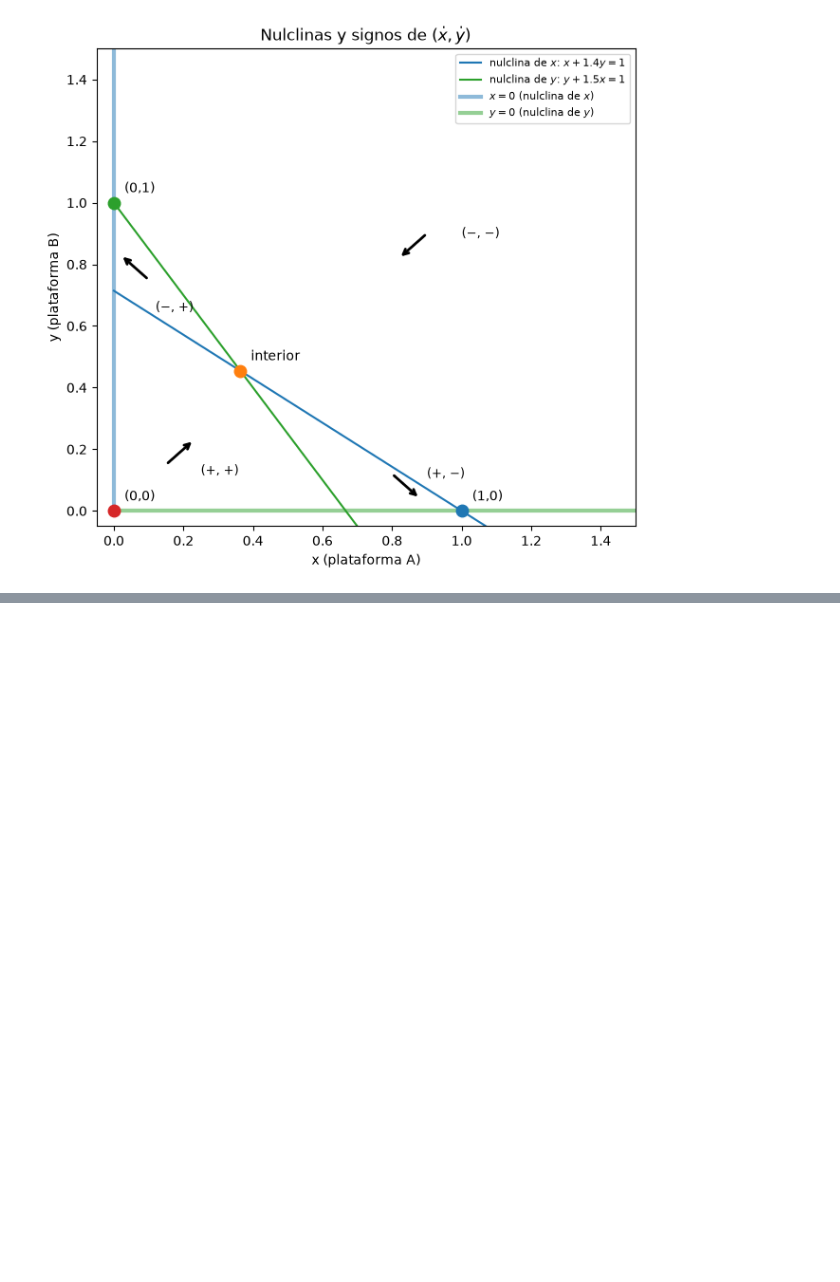
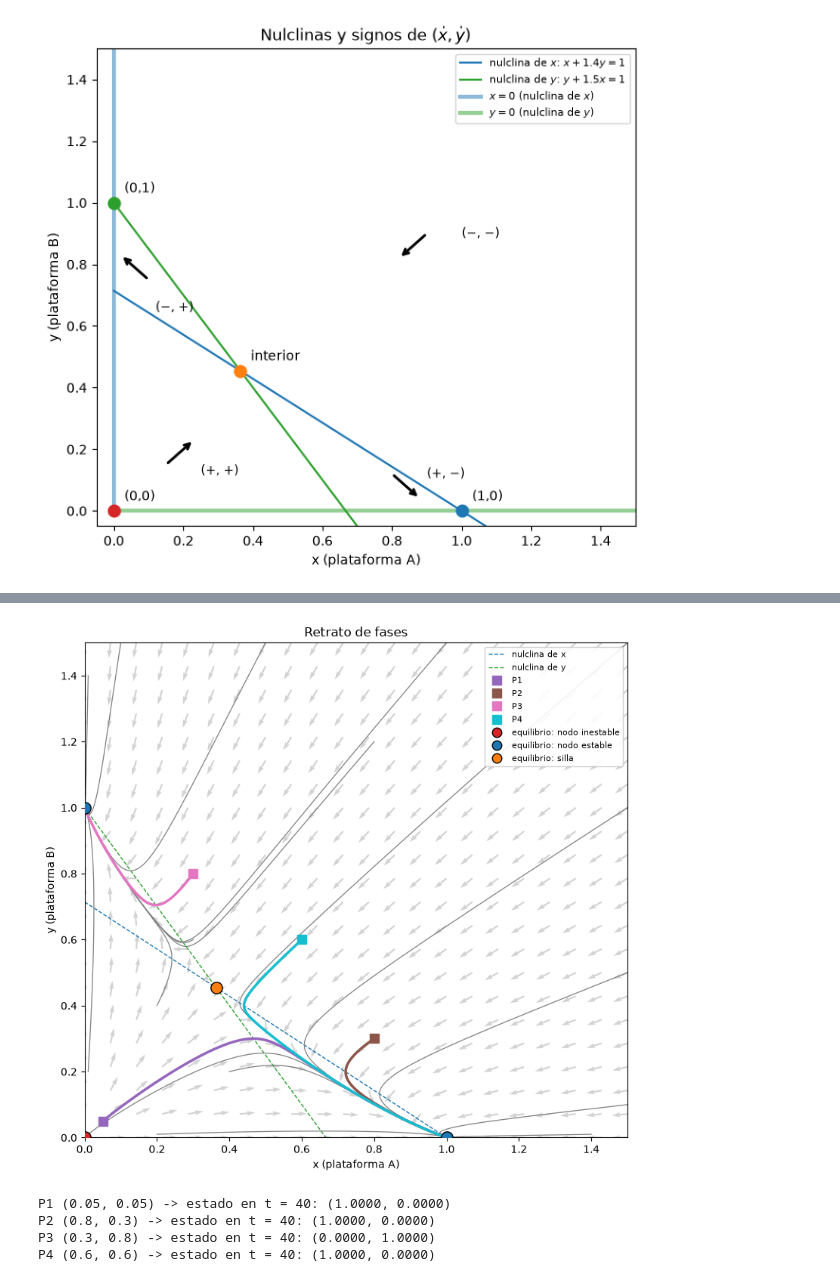
Before and after one commit to Tunchxz/CC2017-HDT-6, a Jupyter notebook: task1_2.ipynb, the cells around one changed output, grey strips where cells are left out. Saved outputs shown, nothing was run; the diff lists cells and outputs as text; code cells hidden in the pictures; blank space fills up the shorter version.

```diff
--- a/task1_2.ipynb
+++ b/task1_2.ipynb
@@ -109,0 +182,54 @@ plt.show()
+# %%
+H, T_FASES = 0.01, 40
+iniciales = [(0.01, 0.2), (0.01, 1.4), (0.2, 0.01), (1.4, 0.01), (0.01, 0.01),
+             (0.1, 1.5), (0.5, 1.5), (1.0, 1.5), (1.5, 1.5), (1.5, 1.0), (1.5, 0.5),
+             (1.5, 0.1), (0.2, 0.4), (0.4, 0.2), (0.3, 0.6), (0.8, 1.2)]
+TIPO_COLOR = {"nodo inestable": "tab:red", "nodo estable": "tab:blue", "silla": "tab:orange"}
+P_COLOR = {"P1": "tab:purple", "P2": "tab:brown", "P3": "tab:pink", "P4": "tab:cyan"}
+
+fig, ax = plt.subplots(figsize=(8, 7.5))
+g = np.linspace(0, 1.5, 22)
+GX, GY = np.meshgrid(g, g)
+U, V = campo((GX, GY), *PARAMS)
+norma = np.hypot(U, V)
+norma[norma == 0] = 1
+ax.quiver(GX, GY, U / norma, V / norma, color="lightgray", scale=35, width=0.003)
+
+xs = np.linspace(0, 1.5, 200)
+ax.plot(xs, (1 - xs) / A12, color="tab:blue", ls="--", lw=1, label="nulclina de x")
+ax.plot(xs, 1 - A21 * xs, color="tab:green", ls="--", lw=1, label="nulclina de y")
+
+for p in iniciales:
+    _, X = rk4(f, np.array(p), H, T_FASES)
+    ax.plot(X[:, 0], X[:, 1], color="gray", lw=0.9)
+
+finales = {}
+for nombre, p in ESTADOS.items():
+    _, X = rk4(f, np.array(p), H, T_FASES)
+    finales[nombre] = X[-1]
+    ax.plot(X[:, 0], X[:, 1], color=P_COLOR[nombre], lw=2.5)
+    ax.plot(*p, "s", ms=8, color=P_COLOR[nombre], label=nombre)
+
+for nombre, p in eq.items():
+    tipo = clase[nombre]["tipo"]
+    ax.plot(*p, "o", ms=11, color=TIPO_COLOR[tipo], mec="k", zorder=5)
+for tipo, color in TIPO_COLOR.items():
+    ax.plot([], [], "o", ms=9, color=color, mec="k", label=f"equilibrio: {tipo}")
+
+ax.set_xlim(0, 1.5)
+ax.set_ylim(0, 1.5)
+ax.set_xlabel("x (plataforma A)")
+ax.set_ylabel("y (plataforma B)")
+ax.set_title("Retrato de fases")
+ax.legend(loc="upper right", fontsize=8, framealpha=0.9)
+plt.tight_layout()
+plt.show()
+
+for nombre, xf in finales.items():
+    print(f"{nombre} {ESTADOS[nombre]} -> estado en t = {T_FASES}: ({xf[0]:.4f}, {xf[1]:.4f})")
+# %% [output]
+[figure, added]
+P1 (0.05, 0.05) -> estado en t = 40: (1.0000, 0.0000)
+P2 (0.8, 0.3) -> estado en t = 40: (1.0000, 0.0000)
+P3 (0.3, 0.8) -> estado en t = 40: (0.0000, 1.0000)
+P4 (0.6, 0.6) -> estado en t = 40: (1.0000, 0.0000)
```
Also changed, not shown: parts of 31 cells of this notebook.
